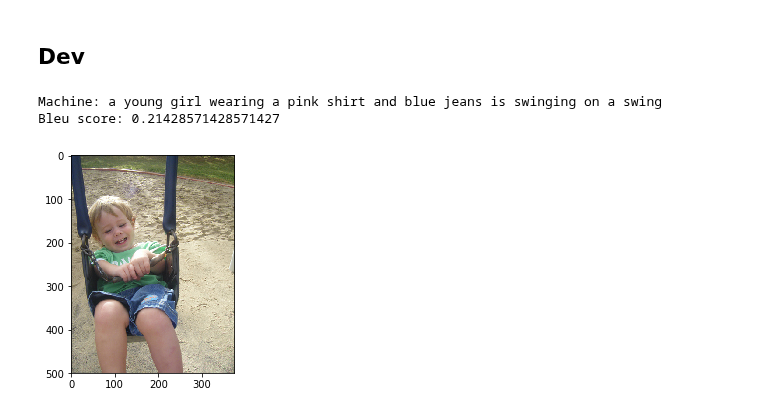
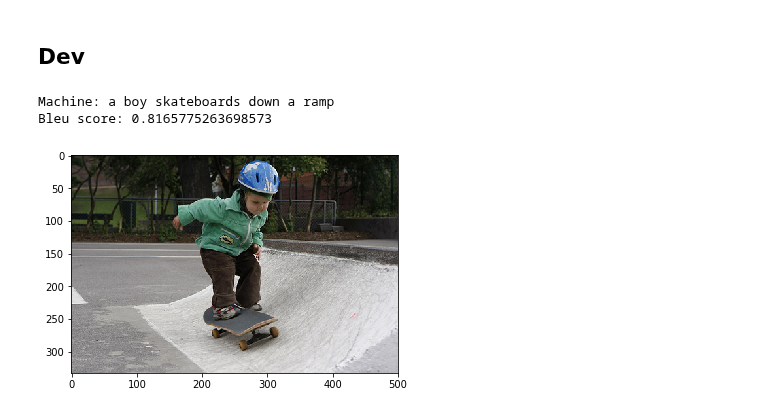
Before and after one commit to VIVelev/Image-Captioning, a Jupyter notebook: src/main.ipynb, the cells around one changed output. Cells and saved outputs as stored; diff of their text form; code cells hidden in the pictures.

```diff
--- a/src/main.ipynb
+++ b/src/main.ipynb
@@ -689,18 +689,3 @@ Epoch 6/1000
 ***
 # %% [markdown]
 ## Dev
-# %%
-def bleu_score(machine_sent, references, n_grams=2):
-    tokens = machine_sent.split()
-    grams = [tokens[i:i+n_grams] for i in range(len(tokens)+1-n_grams)]
-
-    count_clip = sum(max([ref.count(' '.join(x)) for ref in references]) for x in grams)
-    count = sum(machine_sent.count(' '.join(x)) for x in grams)
-
-    return count_clip / count
-
-
-def show_img(path_to_img):
-    img = Image.open(path_to_img)
-    img.load()
-    plt.imshow(np.asarray(img, dtype='int32'));
@@ -707,16 +699,16 @@ def show_img(path_to_img):
 # %%
-dev_image_descriptions['2362481035_a7600875d0']
-img_id = '2362481035_a7600875d0'
+dev_image_descriptions['2635164923_2a774f7854']
+img_id = '2635164923_2a774f7854'
 # %%
-machine_sent = inference(load_image(img_id))
+hypothesis = inference(load_image(img_id))
 references = image_descriptions[img_id]
 
-print('Machine: {}'.format(machine_sent))
-print('Bleu score: {}'.format(bleu_score(machine_sent, references)))
+print('Machine: {}'.format(hypothesis))
+print('Bleu score: {}'.format(bleu_score.sentence_bleu(references, hypothesis)))
 
 
 show_img(IMAGES_DIR+img_id+'.jpg')
 # %% [output]
-Machine: a young girl wearing a pink shirt and blue jeans is swinging on a swing
-Bleu score: 0.21428571428571427
+Machine: a boy skateboards down a ramp
+Bleu score: 0.8165775263698573
-[figure, old version]
+[figure, new version]
```
Also changed, not shown: parts of 2 cells of this notebook, 1 other file.
